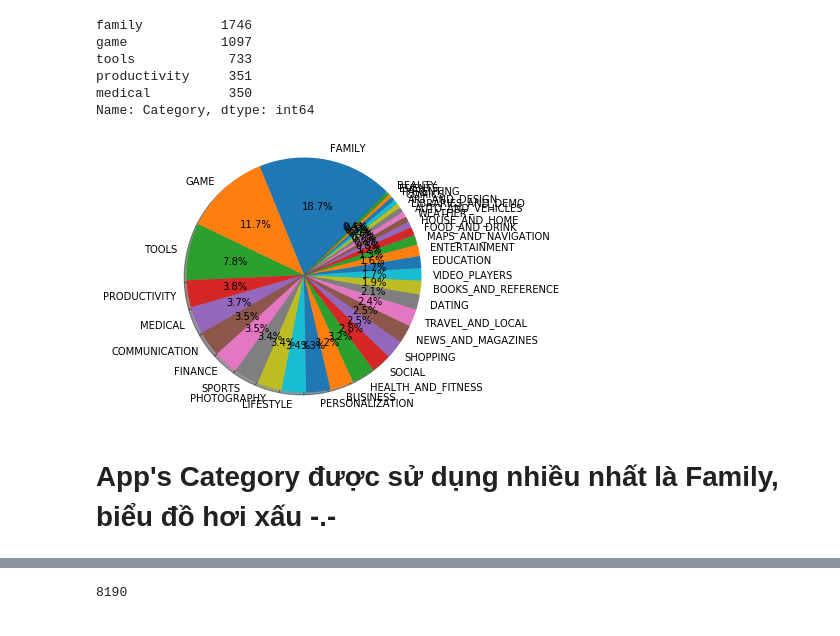
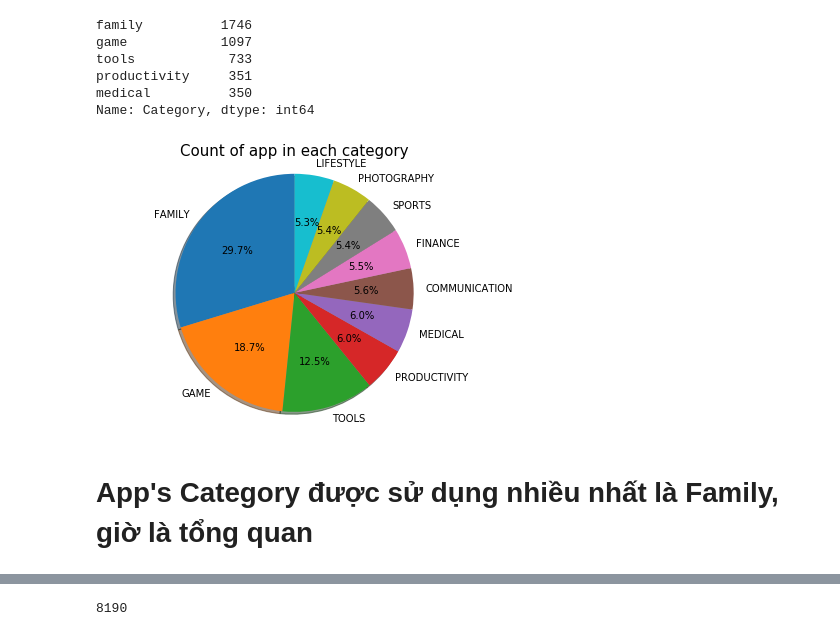
Before and after one commit to fantashi099/DataScienceDevCAssignment, a Jupyter notebook: Team 2 - Google Play Store.ipynb, the cells around one changed output, grey strips where cells are left out. Saved outputs shown, nothing was run; the diff lists cells and outputs as text; code cells hidden in the pictures.

```diff
--- a/Team 2 - Google Play Store.ipynb
+++ b/Team 2 - Google Play Store.ipynb
@@ -322,26 +336,29 @@ productivity     351
 medical          350
 Name: Category, dtype: int64
 # %%
+#Pie chart top 10 Category's count
+
 labels = []
 sizes = []
 explode = []
 
-labels = App_store['Category'].value_counts().index
-for index, size in enumerate(App_store['Category'].value_counts()):
+labels = App_store['Category'].value_counts().nlargest(10).index
+for index, size in enumerate(App_store['Category'].value_counts().nlargest(10)):
     sizes.append(size)
     if labels[index]=='family':
         explode.append(0.2)
     else: # add high income too?
         explode.append(0)
 
 f, ax1 = plt.subplots()
 ax1.pie(sizes, explode=explode, labels=labels, autopct='%1.1f%%',
-        shadow=True, startangle=45)
+        shadow=True, startangle=90)
 # Equal aspect ratio ensures that pie is drawn as a circle
 ax1.axis('equal')
 plt.tight_layout()
+plt.title('Count of app in each category',size = 15)
 plt.show()
 # %% [output]
-[figure, old version]
+[figure, new version]
 # %% [markdown]
-# App's Category được sử dụng nhiều nhất là Family, biểu đồ hơi xấu -.-
+# App's Category được sử dụng nhiều nhất là Family, giờ là tổng quan
```
Also changed, not shown: parts of 39 cells of this notebook.
